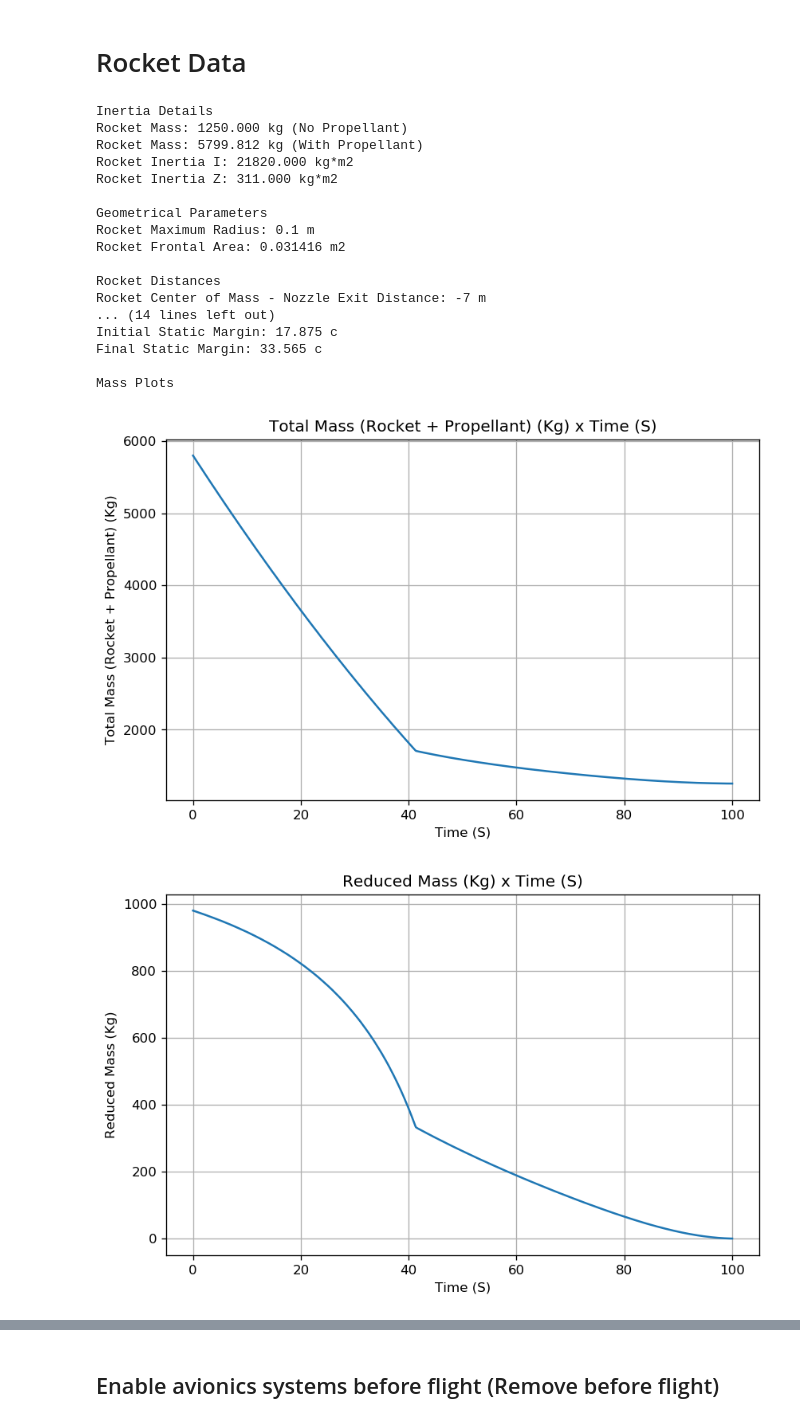
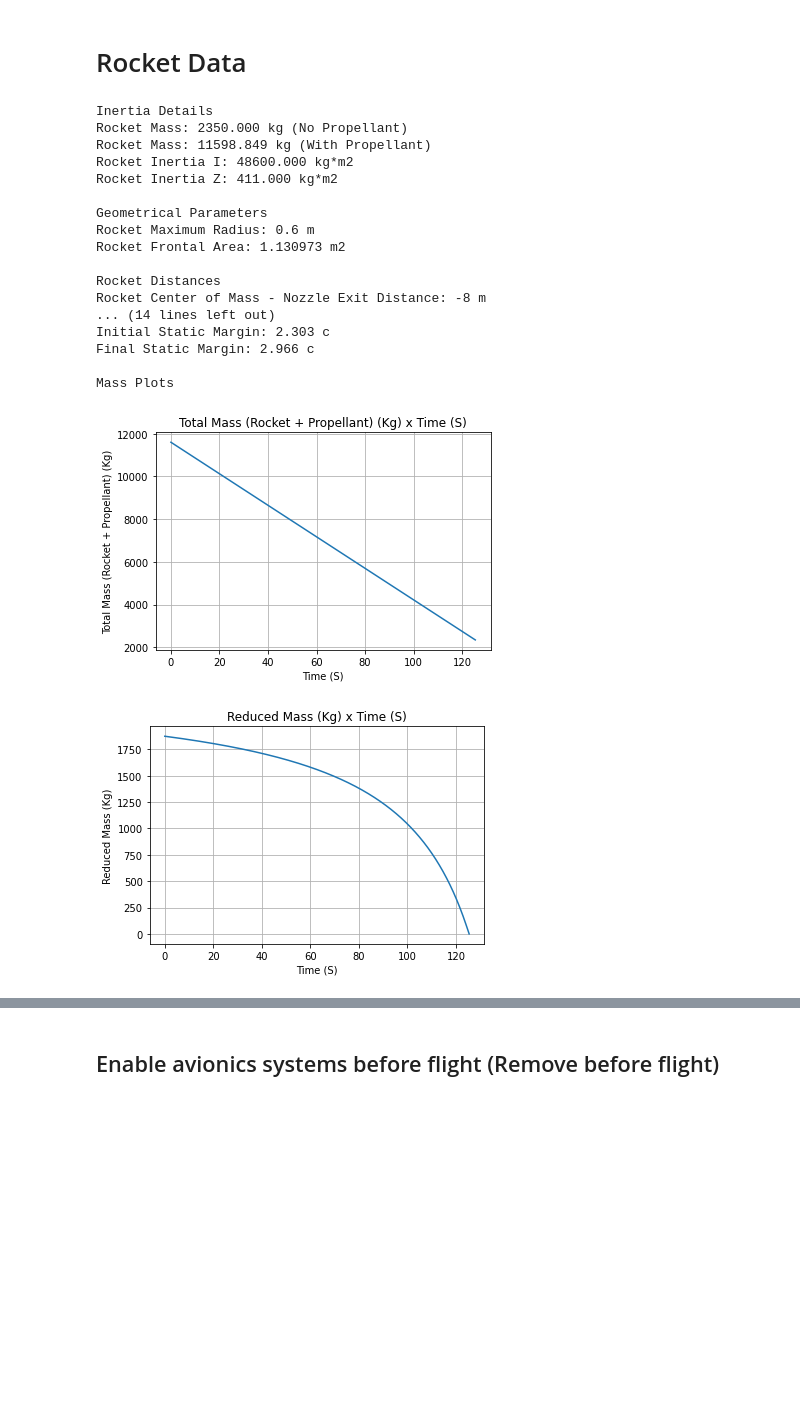
Before and after one commit to brunosorban/RocketPy, a Jupyter notebook: Europa Hibrido Flight Simulation.ipynb, the cells around one changed output, grey strips where cells are left out. Cells and saved outputs as stored; diff of their text form; code cells hidden in the pictures; blank space fills up the shorter version.

```diff
--- a/Europa Hibrido Flight Simulation.ipynb
+++ b/Europa Hibrido Flight Simulation.ipynb
@@ -126,66 +136,57 @@ def mainTrigger(p, y):
 # %%
 # Próximos valores são relativos a um sistema de coordenadas com origem no bico da ogiva
 
-Posição_CMgraos = 15       # Posição do centro de massa de todos os grãos e espaçadores, em metros
-Posição_aletas  = 17.5         # Posição das Aletas no CAD, considerar o ponto de encontro da aleta com o corpo do foguete mais próximo da origem
+Posição_CMgraos = 15      # Posição do centro de massa de todos os grãos e espaçadores, em metros
+Posição_aletas  = 21          # Posição das Aletas no CAD, considerar o ponto de encontro da aleta com o corpo do foguete mais próximo da origem
 #Posição_cauda   = 3024.29 /1000       # Posição da transição entre o corpo cilíndrico do foguete e a cauda, que em geral é um tronco de cone ou não existe mesmo
-Posição_nozzle  = 18      # Posição da saída do Nozzle (bocal). É também a posição da seção de maior diâmetro do nozzle
-Posição_CM_descarregado = 11    # Posição do Centro de Massa do foguete sem os grãos de propelente ou espaçadores entre grãos
+Posição_nozzle  = 22       # Posição da saída do Nozzle (bocal). É também a posição da seção de maior diâmetro do nozzle
+Posição_CM_descarregado = 14     # Posição do Centro de Massa do foguete sem os grãos de propelente ou espaçadores entre grãos
 
 
 # A partir de agora nosso sistema de coordenadas passa a ter origem no centro de massa do foguete descarregado
 
 EUROPA = Rocket(motor= MARIMBONDO,
-                radius= 0.1,
-                mass= 1250,                 # Pegar a massa do foguete no CAD, desconsiderar a massa do propelente
-                inertiaI= 21820,          # Não esquecer de pegar no CAD com o Foguete Descarregado
-                inertiaZ= 311,           # Não esquecer de pegar no CAD com o Foguete Descarregado
+                radius= 0.6,
+                mass= 2350,                 # Pegar a massa do foguete no CAD, desconsiderar a massa do propelente
+                inertiaI= 48600,          # Não esquecer de pegar no CAD com o Foguete Descarregado
+                inertiaZ= 411,           # Não esquecer de pegar no CAD com o Foguete Descarregado
                 distanceRocketNozzle= Posição_CM_descarregado - Posição_nozzle,
                 distanceRocketPropellant= Posição_CM_descarregado - Posição_CMgraos,
                 powerOffDrag='data/europa/Europa_drag_power_off.csv',
                 powerOnDrag='data/europa/Europa_drag_power_on.csv')
 
+
+EUROPA.powerOnDrag *= 0.45/EUROPA.powerOnDrag(0.6)     # Dados obtidos do CFD
+EUROPA.powerOffDrag *= 0.5/EUROPA.powerOffDrag(0.6)    # Dados obtidos do CFD
+
 EUROPA.addNose(length=2.5, kind="vonKarman", distanceToCM= abs(Posição_CM_descarregado - 2.5))
 
-EUROPA.addFins(4, span = 1, rootChord = 1, tipChord = 0.5, distanceToCM= Posição_CM_descarregado - Posição_aletas,) #airfoil = 'data/europa/NACA0012_Cl_em_radianos.csv')
+EUROPA.addFins(4, span = 1.2, rootChord = 1.5, tipChord = 0.4, distanceToCM= Posição_CM_descarregado - Posição_aletas)# airfoil = 'data/europa/NACA0012_Cl_em_radianos.csv')
 
 #EUROPA.addTail(topRadius=0.064, bottomRadius=0.0461, length=0.060, distanceToCM= Posição_CM_descarregado - Posição_cauda)
 
-EUROPA.setRailButtons([1, -3], 45)
-#Drogue = EUROPA.addParachute('Drogue',
-#                     CdS= 1,
-#                     trigger=drogueTrigger,
-#                     samplingRate=105,
-#                     noise=(0, 8.3, 0.5),
-#                     lag=1.0)
-
-# Main = EUROPA.addParachute('Main',
-#                      CdS=4.3,
-#                      trigger=mainTrigger,
-#                      samplingRate=105,
-#                      noise=(0, 8.3, 0.5),
-#                      lag=1.0)
+EUROPA.setRailButtons([Posição_CM_descarregado - 12, Posição_CM_descarregado - 21], 45)
 
 
 EUROPA.allInfo()
 # %% [output]
 Inertia Details
-Rocket Mass: 1250.000 kg (No Propellant)
-Rocket Mass: 5799.812 kg (With Propellant)
-Rocket Inertia I: 21820.000 kg*m2
-Rocket Inertia Z: 311.000 kg*m2
+Rocket Mass: 2350.000 kg (No Propellant)
+Rocket Mass: 11598.849 kg (With Propellant)
+Rocket Inertia I: 48600.000 kg*m2
+Rocket Inertia Z: 411.000 kg*m2
 
 Geometrical Parameters
-Rocket Maximum Radius: 0.1 m
-Rocket Frontal Area: 0.031416 m2
+Rocket Maximum Radius: 0.6 m
+Rocket Frontal Area: 1.130973 m2
 
 Rocket Distances
-Rocket Center of Mass - Nozzle Exit Distance: -7 m
+Rocket Center of Mass - Nozzle Exit Distance: -8 m
 ... (14 lines left out)
-Initial Static Margin: 17.875 c
-Final Static Margin: 33.565 c
+Initial Static Margin: 2.303 c
+Final Static Margin: 2.966 c
 
 Mass Plots
-[figure, old version]
+[figure, new version]
-[figure, old version]
+[figure, new version]
 Aerodynamics Plots
```
Also changed, not shown: parts of 20 cells of this notebook, 2 other files.
